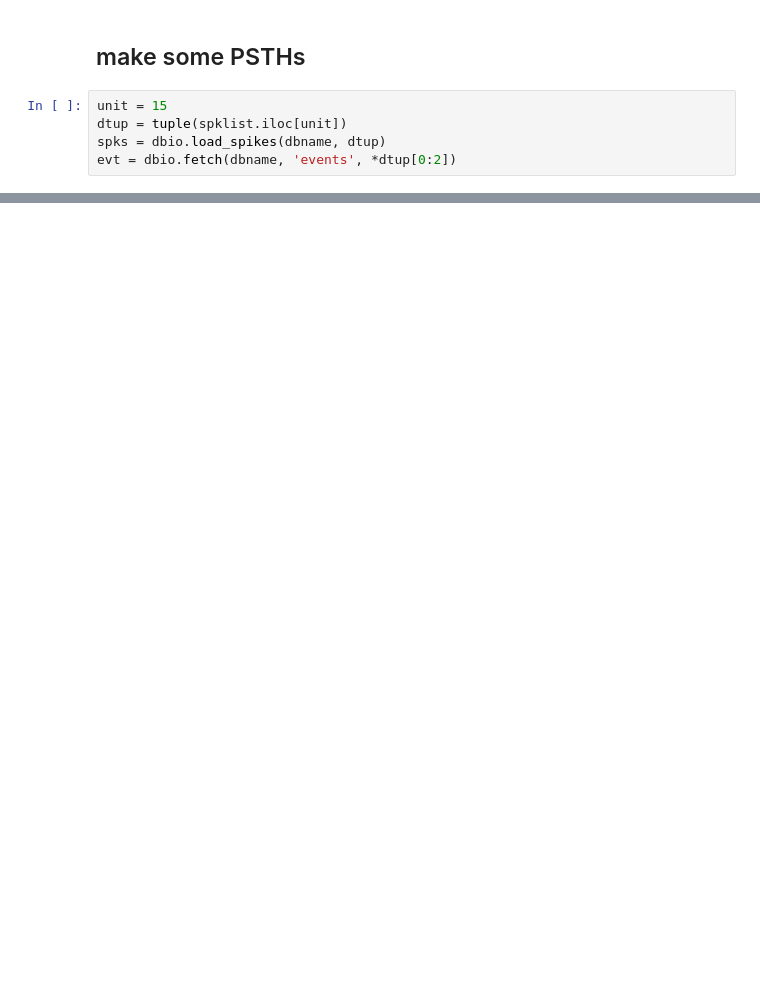
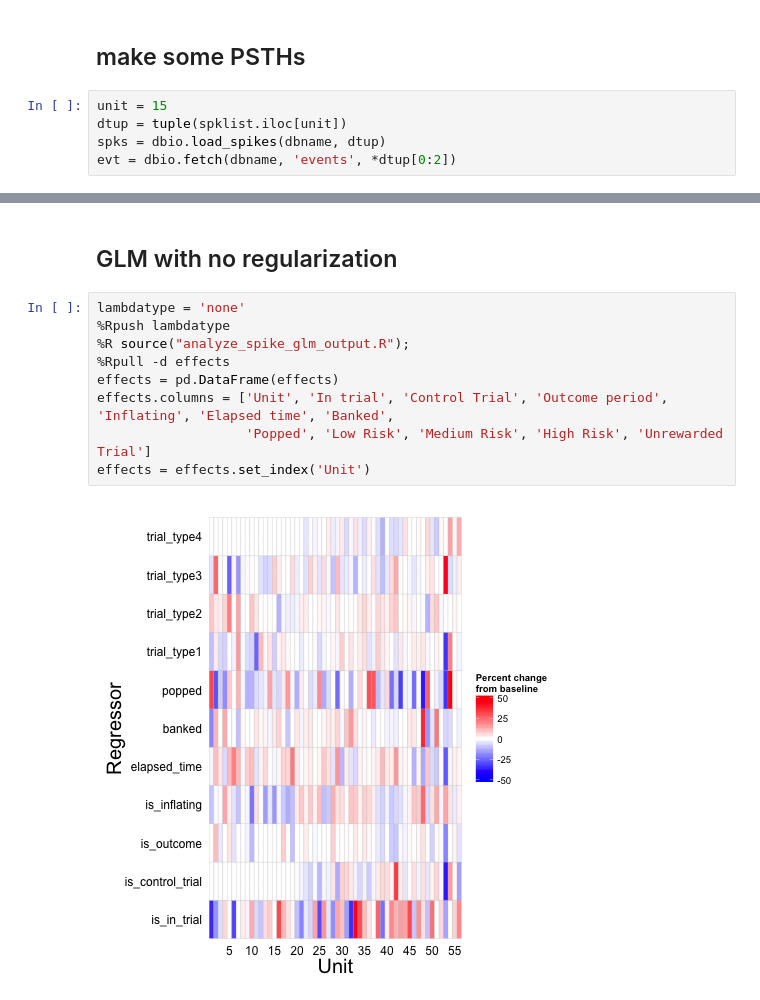
Before and after one commit to jmxpearson/hephys, a Jupyter notebook: bartc/spike_analysis_scratch.ipynb, the cells around one changed output, grey strips where cells are left out. Saved outputs shown, nothing was run; the diff lists cells and outputs as text; blank space fills up the shorter version.

```diff
--- a/bartc/spike_analysis_scratch.ipynb
+++ b/bartc/spike_analysis_scratch.ipynb
@@ -265,0 +308,13 @@ phys.smooth(psth, 0.2).plot();
+# %% [markdown]
+## GLM with no regularization
+# %%
+lambdatype = 'none'
+%Rpush lambdatype
+%R source("analyze_spike_glm_output.R");
+%Rpull -d effects
+effects = pd.DataFrame(effects)
+effects.columns = ['Unit', 'In trial', 'Control Trial', 'Outcome period', 'Inflating', 'Elapsed time', 'Banked',
+                   'Popped', 'Low Risk', 'Medium Risk', 'High Risk', 'Unrewarded Trial']
+effects = effects.set_index('Unit')
+# %% [output]
+[figure, added]
```
Also changed, not shown: parts of 17 cells of this notebook, 3 other files.
